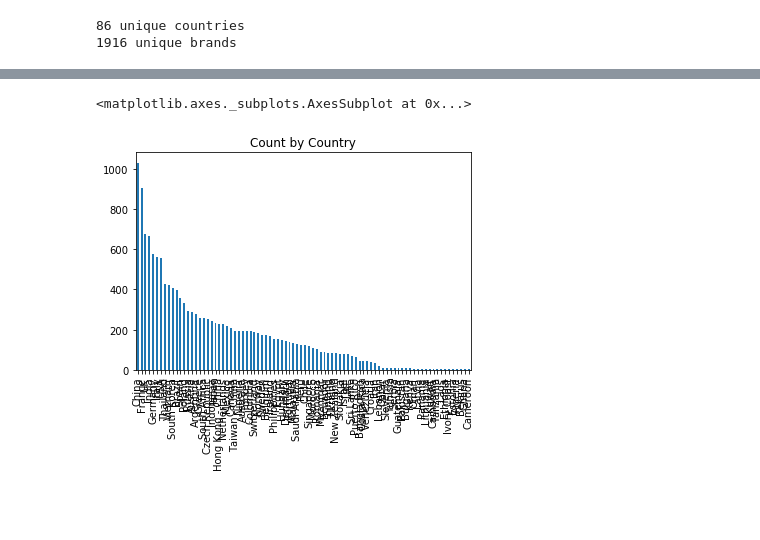
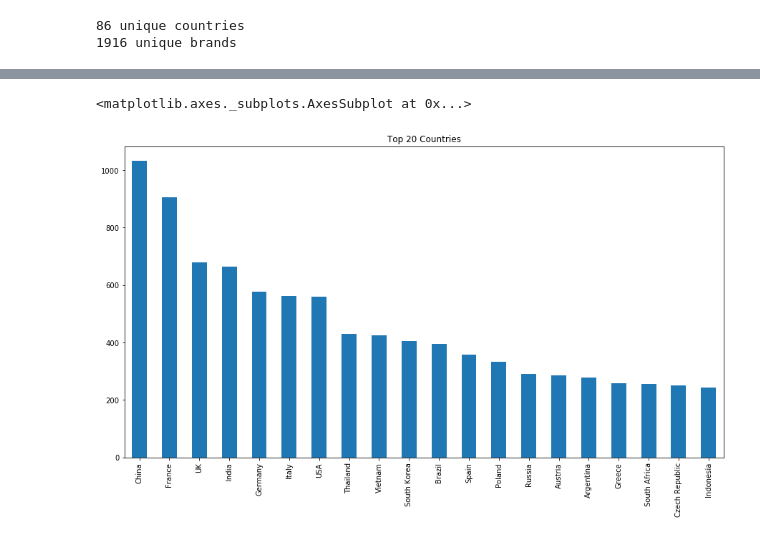
Before and after one commit to JScheire/ML-Toothpaste-Model, a Jupyter notebook: toothpaste/EDA.ipynb, the cells around one changed output, grey strips where cells are left out. Drawn from its saved outputs; the diff is of its cells as text; code cells hidden in the pictures; blank space fills up the shorter version.

```diff
--- a/toothpaste/EDA.ipynb
+++ b/toothpaste/EDA.ipynb
@@ -5,6 +5,7 @@ import sklearn as sk
 
 %matplotlib inline
 import matplotlib.pyplot as plt
+plt.rcParams['figure.figsize'] = [15, 8]
 # %%
 data = pd.read_csv('data.csv')
 print(data.shape)
@@ -24,5 +76,5 @@ print('%s unique brands' % len(data['company'].unique()))
 # %%
-data['country'].value_counts().plot(kind='bar', title='Count by Country')
+data['country'].value_counts().head(20).plot(kind='bar', title='Top 20 Countries')
 # %% [output]
 <matplotlib.axes._subplots.AxesSubplot at 0x...>
-[figure, old version]
+[figure, new version]
```
Also changed, not shown: parts of 8 cells of this notebook.
